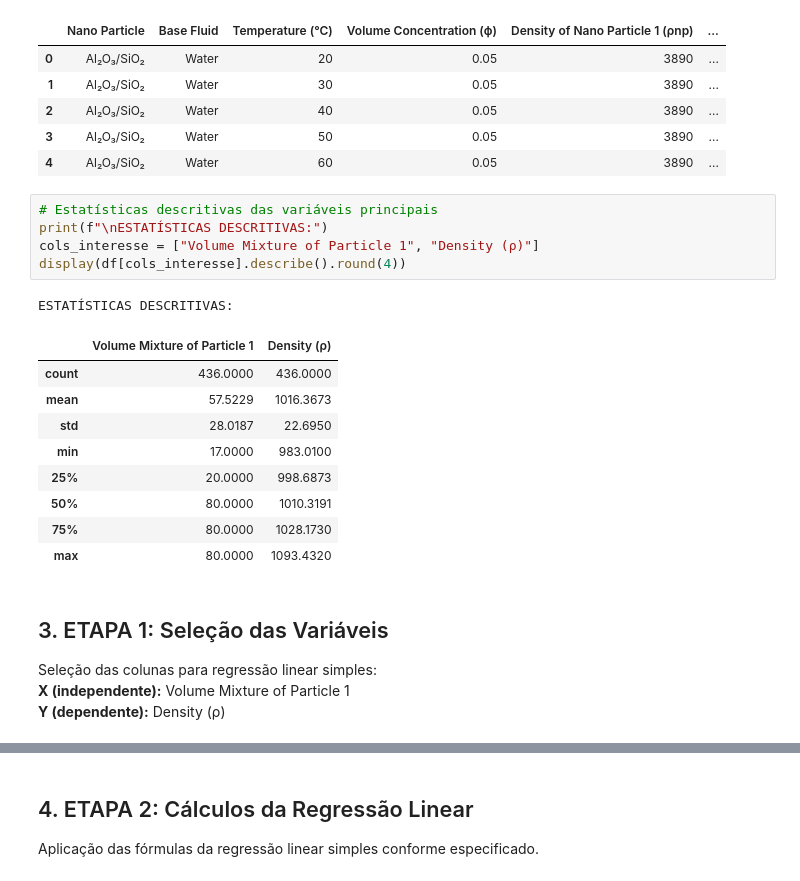
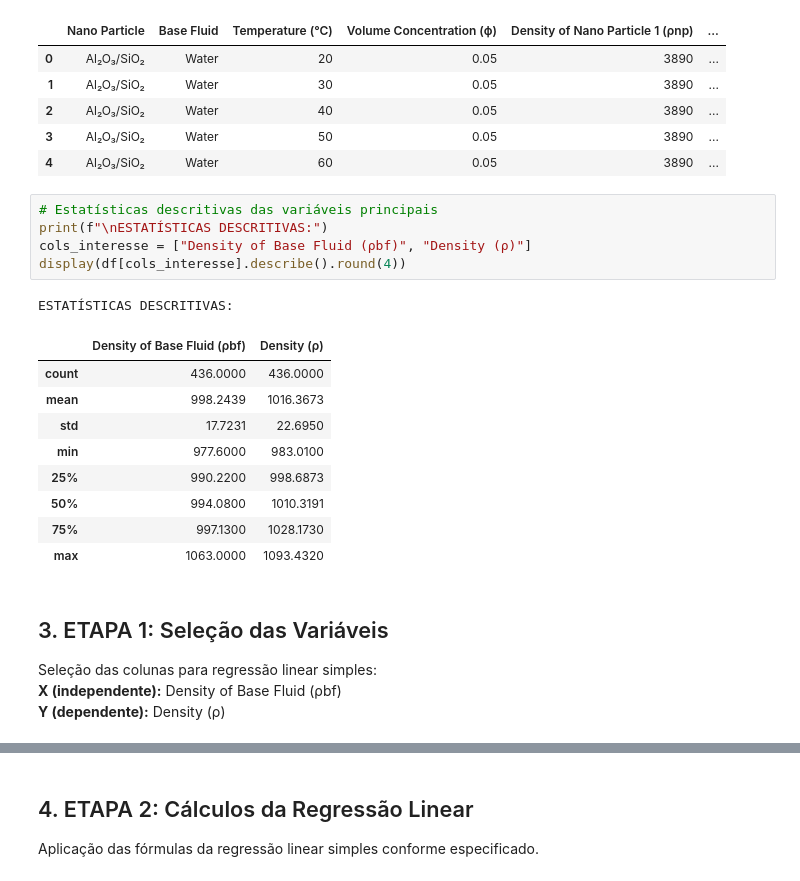
Before and after one commit to cristinaadms/SI-Simple-Nano-Regressor, a Jupyter notebook: nanofluid_analysis.ipynb, the cells around one changed output, grey strips where cells are left out. Cells and saved outputs as stored; diff of their text form.

```diff
--- a/nanofluid_analysis.ipynb
+++ b/nanofluid_analysis.ipynb
@@ -70,24 +70,24 @@ PRIMEIRAS 5 LINHAS DO DATASET:
 # %%
 # Estatísticas descritivas das variáveis principais
 print(f"\nESTATÍSTICAS DESCRITIVAS:")
-cols_interesse = ["Volume Mixture of Particle 1", "Density (ρ)"]
+cols_interesse = ["Density of Base Fluid (ρbf)", "Density (ρ)"]
 display(df[cols_interesse].describe().round(4))
 # %% [output]
 ESTATÍSTICAS DESCRITIVAS:
-|  | Volume Mixture of Particle 1 | Density (ρ) |
+|  | Density of Base Fluid (ρbf) | Density (ρ) |
 | count | 436.0000 | 436.0000 |
-| mean | 57.5229 | 1016.3673 |
-| std | 28.0187 | 22.6950 |
-| min | 17.0000 | 983.0100 |
-| 25% | 20.0000 | 998.6873 |
-| 50% | 80.0000 | 1010.3191 |
-| 75% | 80.0000 | 1028.1730 |
-| max | 80.0000 | 1093.4320 |
+| mean | 998.2439 | 1016.3673 |
+| std | 17.7231 | 22.6950 |
+| min | 977.6000 | 983.0100 |
+| 25% | 990.2200 | 998.6873 |
+| 50% | 994.0800 | 1010.3191 |
+| 75% | 997.1300 | 1028.1730 |
+| max | 1063.0000 | 1093.4320 |
 # %% [markdown]
 ## 3. ETAPA 1: Seleção das Variáveis
 
 Seleção das colunas para regressão linear simples:
-**X (independente):** Volume Mixture of Particle 1
+**X (independente):** Density of Base Fluid (ρbf)
 **Y (dependente):** Density (ρ)
 # %%
 print("ETAPA 1: SELEÇÃO DAS VARIÁVEIS")
```
Also changed, not shown: parts of 8 cells of this notebook.
